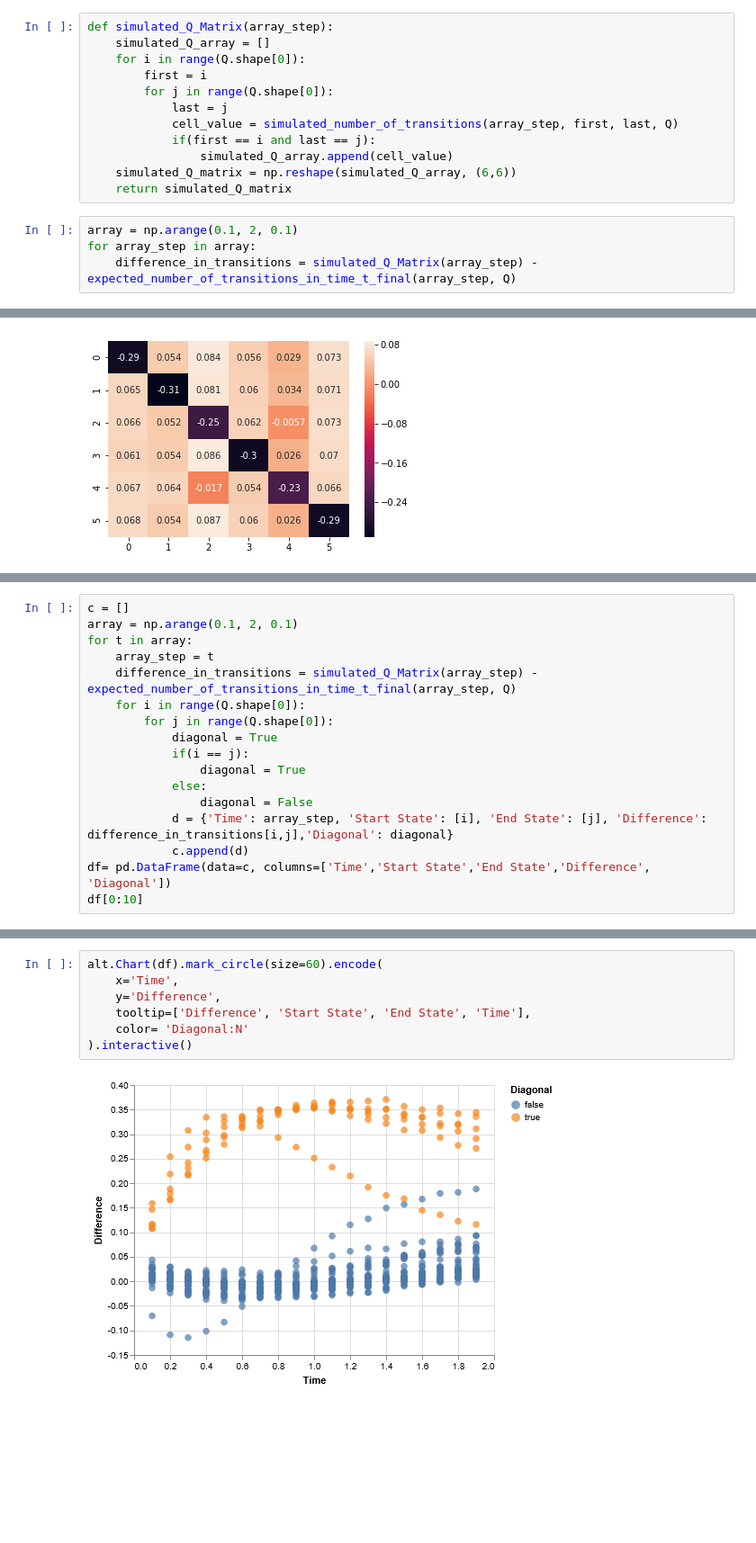
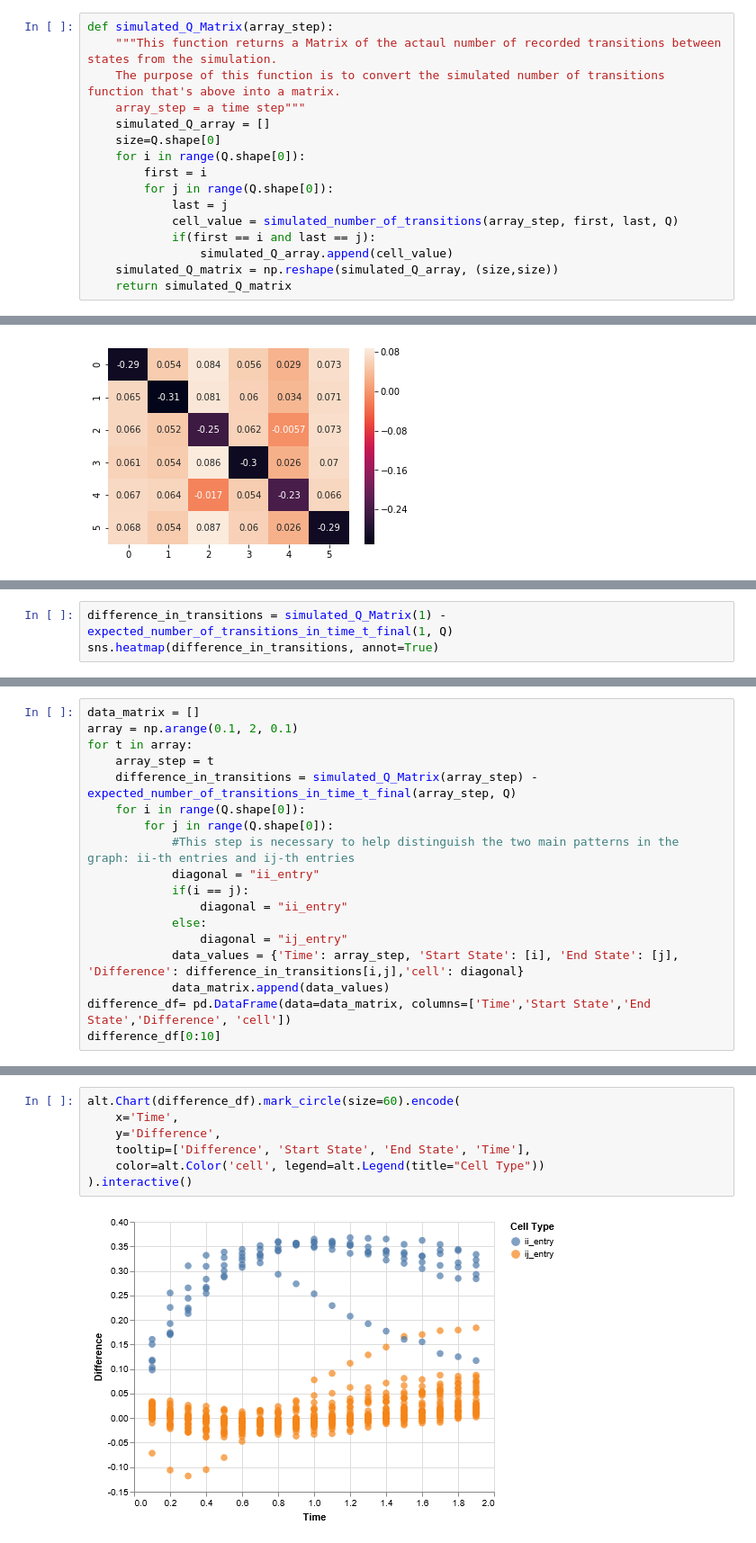
Before and after one commit to blab/markov-intermediate, a Jupyter notebook: scripts/state_transitions_final.ipynb, the cells around one changed output, grey strips where cells are left out. Shown at 90% size. Saved outputs shown, nothing was run; the diff lists cells and outputs as text; blank space fills up the shorter version.

```diff
--- a/scripts/state_transitions_final.ipynb
+++ b/scripts/state_transitions_final.ipynb
@@ -66,7 +85,11 @@ def simulated_number_of_transitions(array_step, first, last, Q):
     return float ((len(transitions))/5000.0)
 # %%
 def simulated_Q_Matrix(array_step):
+    """This function returns a Matrix of the actaul number of recorded transitions between states from the simulation.
+    The purpose of this function is to convert the simulated number of transitions function that's above into a matrix.
+    array_step = a time step"""
     simulated_Q_array = []
+    size=Q.shape[0]
     for i in range(Q.shape[0]):
         first = i
         for j in range(Q.shape[0]):
@@ -74,9 +97,5 @@ def simulated_Q_Matrix(array_step):
             cell_value = simulated_number_of_transitions(array_step, first, last, Q)
             if(first == i and last == j):
                 simulated_Q_array.append(cell_value)
-    simulated_Q_matrix = np.reshape(simulated_Q_array, (6,6))
+    simulated_Q_matrix = np.reshape(simulated_Q_array, (size,size))
     return simulated_Q_matrix
-# %%
-array = np.arange(0.1, 2, 0.1)
-for array_step in array:
-    difference_in_transitions = simulated_Q_Matrix(array_step) - expected_number_of_transitions_in_time_t_final(array_step, Q)
@@ -98,0 +131,3 @@ sns.heatmap(expected_number_of_transitions_in_time_t_final(1, Q), annot=True)
+# %%
+difference_in_transitions = simulated_Q_Matrix(1) - expected_number_of_transitions_in_time_t_final(1, Q)
+sns.heatmap(difference_in_transitions, annot=True)
@@ -99,17 +140,18 @@ sns.heatmap(expected_number_of_transitions_in_time_t_final(1, Q), annot=True)
 # %%
-c = []
+data_matrix = []
 array = np.arange(0.1, 2, 0.1)
 for t in array:
     array_step = t
     difference_in_transitions = simulated_Q_Matrix(array_step) - expected_number_of_transitions_in_time_t_final(array_step, Q)
     for i in range(Q.shape[0]):
         for j in range(Q.shape[0]):
-            diagonal = True
+            #This step is necessary to help distinguish the two main patterns in the graph: ii-th entries and ij-th entries
+            diagonal = "ii_entry"
             if(i == j):
-                diagonal = True
+                diagonal = "ii_entry"
             else:
-                diagonal = False
-            d = {'Time': array_step, 'Start State': [i], 'End State': [j], 'Difference': difference_in_transitions[i,j],'Diagonal': diagonal}
-            c.append(d)
-df= pd.DataFrame(data=c, columns=['Time','Start State','End State','Difference', 'Diagonal'])
-df[0:10]
+                diagonal = "ij_entry"
+            data_values = {'Time': array_step, 'Start State': [i], 'End State': [j], 'Difference': difference_in_transitions[i,j],'cell': diagonal}
+            data_matrix.append(data_values)
+difference_df= pd.DataFrame(data=data_matrix, columns=['Time','Start State','End State','Difference', 'cell'])
+difference_df[0:10]
@@ -121,9 +173,9 @@ df[0:10]
 # %%
-alt.Chart(df).mark_circle(size=60).encode(
+alt.Chart(difference_df).mark_circle(size=60).encode(
     x='Time',
     y='Difference',
     tooltip=['Difference', 'Start State', 'End State', 'Time'],
-    color= 'Diagonal:N'
+    color=alt.Color('cell', legend=alt.Legend(title="Cell Type"))
 ).interactive()
 # %% [output]
-[figure, old version]
+[figure, new version]
```
Also changed, not shown: parts of 18 cells of this notebook.
